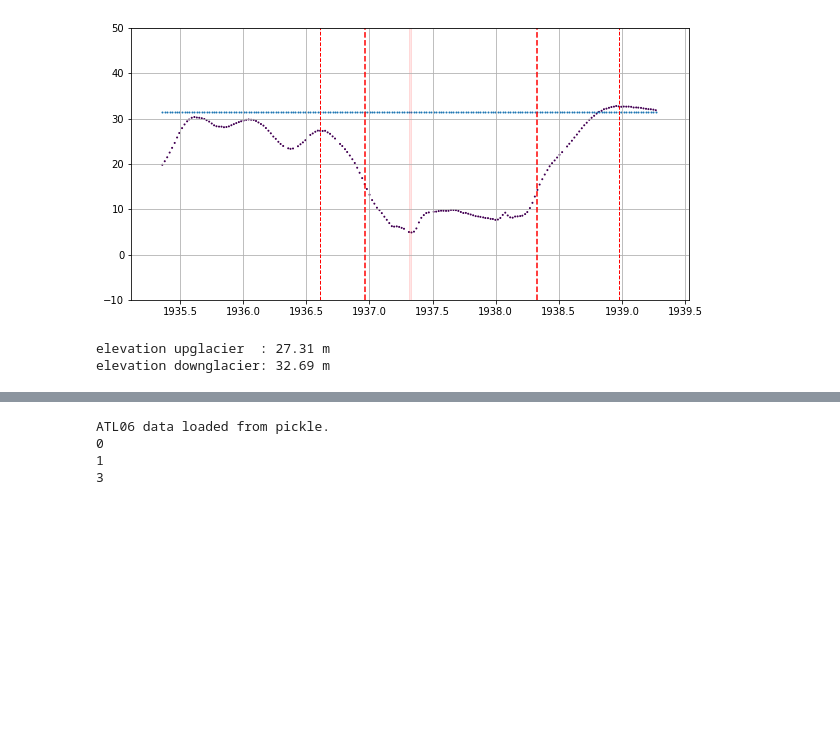
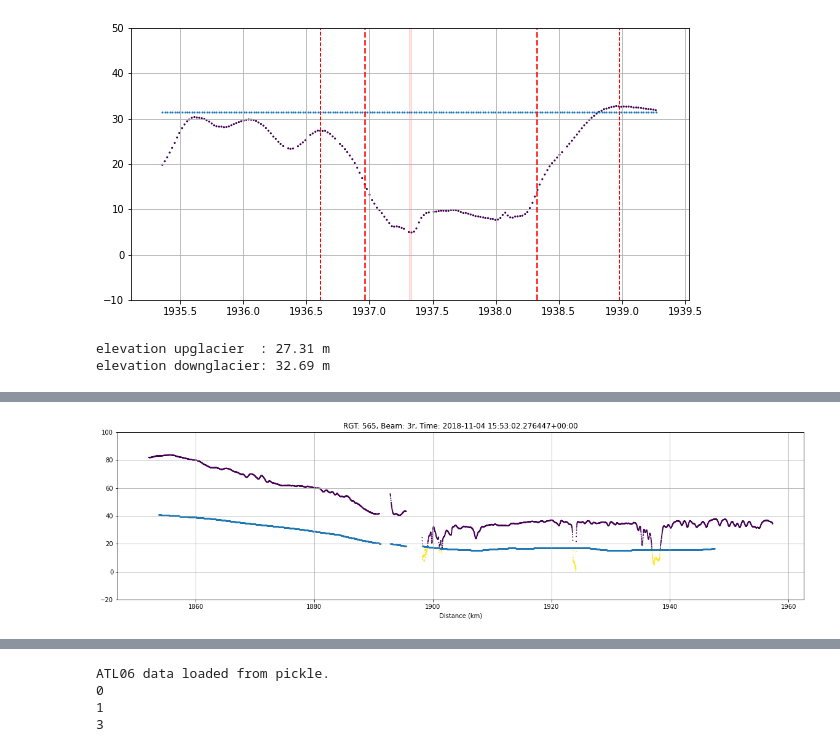
Before and after one commit to bradlipovsky/antarctic-rift-catalog, a Jupyter notebook: test_the_detector.ipynb, the cells around one changed output, grey strips where cells are left out. Drawn from its saved outputs; the diff is of its cells as text; code cells hidden in the pictures; blank space fills up the shorter version.

```diff
--- a/test_the_detector.ipynb
+++ b/test_the_detector.ipynb
@@ -696,0 +1379,82 @@ elevation downglacier: 32.69 m
+# %%
+import numpy as np
+from matplotlib.patches import Rectangle
+
+row = atl06_data.iloc[40]
+
+d = np.sqrt(row["x"]**2 + row["y"]**2) / 1000 #distance in km
+h = row["h"] - row["geoid"]- row["tides"]
+
+run_length = 1000
+h_run = running_mean(h,run_length+1)
+d_run = d[int(run_length/2):int(len(d)-(run_length/2))]
+
+fig,ax=plt.subplots(figsize=(20,5))
+plt.scatter(d,h,s=1,c=row["quality"])
+plt.scatter(d_run,h_run,s=1)
+
+plt.title('RGT: %i, Beam: %s, Time: %s'%(row["rgt"],row["beam"],row["time"]))
+plt.xlabel('Distance (km)')
+
+plot_min = -20
+plot_max = 100
+
+nr_rifts = len(rift_list)
+print("rift detector found " + str(nr_rifts) + " rifts")
+
+for rift in rift_list:
+    print(rift)
+    rift_start = rift[0]
+    rift_end   = rift[1]
+    dist_start = d[rift_start]
+    dist_end   = d[rift_end]
+    dist_rift  = dist_end - dist_start
+    ax.add_patch(Rectangle((dist_start,plot_min),dist_rift,plot_max-plot_min,
+                edgecolor = 'red',
+                facecolor = 'red',
+                alpha = 0.1))
+
+plt.ylim((plot_min,plot_max))
+plt.grid()
+plt.show()
+
+threshold = 0.5 #between 0 and 1
+
+h_run_thres = np.zeros(len(h))
+h_run_thres[500:500+len(h_run)] = h_run
+
+below_threshold_h = (h < 0.5*h_run_thres).astype(int)
+#below_threshold_h = np.ma.getdata(below_threshold_h)
+
+fig,ax=plt.subplots(figsize=(20,5))
+plt.scatter(d,h,s=1,c=below_threshold_h)
+plt.scatter(d_run,threshold*h_run,s=1)
+
+plt.title('RGT: %i, Beam: %s, Time: %s'%(row["rgt"],row["beam"],row["time"]))
+plt.xlabel('Distance (km)')
+
+plot_min = -20
+plot_max = 100
+
+#nr_rifts = len(rift_list)
+#print("rift detector found " + str(nr_rifts) + " rifts")
+
+#for rift in rift_list:
+#    print(rift)
+#    rift_start = rift[0]
+#    rift_end   = rift[1]
+#    dist_start = d[rift_start]
+#    dist_end   = d[rift_end]
+#    dist_rift  = dist_end - dist_start
+#    ax.add_patch(Rectangle((dist_start,plot_min),dist_rift,plot_max-plot_min,
+#                edgecolor = 'red',
+#                facecolor = 'red',
+#                alpha = 0.1))
+
+plt.ylim((plot_min,plot_max))
+plt.grid()
+plt.show()
+
+print('start lat, lon: '+str(row.lat[0])+', '+str(row.lon[0]))
+print('end lat, lon: '+str(row.lat[len(row.lat)-1])+', '+str(row.lon[len(row.lon)-1]))
+# %% [output]
@@ -696,0 +1465 @@ elevation downglacier: 32.69 m
+[figure, added]
```
Also changed, not shown: parts of 14 cells of this notebook.
